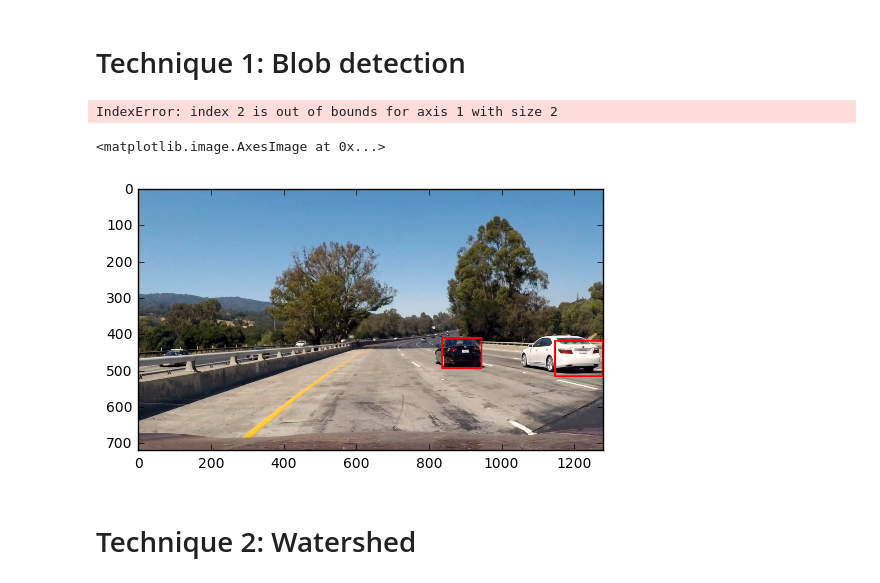
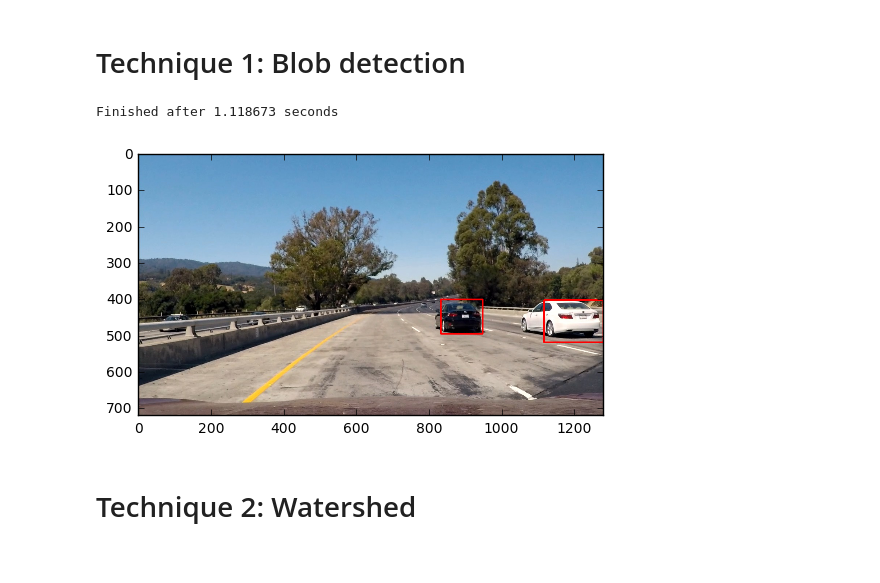
Before and after one commit to pkern90/vehicle-tracking, a Jupyter notebook: Notebooks/Segmentation experiment.ipynb, the cells around one changed output. Cells and saved outputs as stored; diff of their text form; code cells hidden in the pictures.

```diff
--- a/Notebooks/Segmentation experiment.ipynb
+++ b/Notebooks/Segmentation experiment.ipynb
@@ -23,10 +41,4 @@ def draw_boxes(img, bboxes, color=(0, 0, 255), thick=6):
     return draw_img
 
 def gaussian_blur(img, kernel_size):
-    """
-    Applies a Gaussian Noise kernel
-    :param img:
-    :param kernel_size:
-    :return:
-    """
     return cv2.GaussianBlur(img, (kernel_size, kernel_size), 0)
@@ -40,0 +47,5 @@ plt.imshow(img, cmap='gray')
+# %%
+img_thresh = np.zeros(img.shape, dtype=np.uint8)
+img_blur = gaussian_blur(img, 21)
+img_thresh[img_blur > 50] = 255
+_ = plt.imshow(img_thresh, cmap='gray')
@@ -41,54 +54,35 @@ plt.imshow(img, cmap='gray')
 # %% [markdown]
 # Technique 1: Blob detection
-# %%
-# Threshold image
-# img_thresh = np.zeros(img.shape, dtype=np.uint8)
-# img_blur = gaussian_blur(img, 21)
-# img_thresh[img_blur > 70] = 255
-
-img_thresh = np.zeros(img.shape, dtype=np.uint8)
-
-#blob detection
-blobs = blob_doh(img_thresh, num_sigma=4, min_sigma=1, max_sigma=255, threshold=.01)
-#plot result
-fig, axis = plt.subplots(1, 3, figsize=(11,6))
-
-[ax.axis('off') for ax in axis]
-axis[0].imshow(img, cmap='gray')
-axis[1].imshow(img_thresh, cmap='gray')
-axis[2].imshow(img_thresh, cmap='gray')
-for blob in blobs:
-    y, x, r = blob
-    c = plt.Circle((x, y), r, color='g', linewidth=2, fill=False)
-    axis[2].add_patch(c)
-# %% [output]
-IndexError: index 2 is out of bounds for axis 1 with size 2
 # %%
-# # Threshold image
-img_thresh = np.zeros(img.shape, dtype=np.uint8)
-img_blur = gaussian_blur(img, 21)
-img_thresh[img_blur > 70] = 255
+t1 = time.time()
+try:
+    blobs = blob_doh(img_thresh, num_sigma=4, min_sigma=1, max_sigma=255, threshold=.01)
+except IndexError:
+    blobs = np.array([])
 
-#blob detection
-blobs = blob_doh(img_thresh, num_sigma=4, min_sigma=1, max_sigma=255, threshold=.01)
-
+blobs = blobs[blobs[:, 2] > 16]
 boxes = np.zeros((len(blobs), 4), dtype=np.uint32)
 for i, blob in enumerate(blobs):
-    blob = np.array(blob, dtype=np.uint32)
-    blob_area = np.array([blob[1]-blob[2], blob[0]-blob[2], blob[1]+blob[2],  blob[0]+blob[2]])
+    blob = np.array(blob, dtype=np.int32)
+    blob_area = np.array([max(blob[1] - blob[2], 0),
+                          max(blob[0] - blob[2], 0),
+                          min(blob[1] + blob[2], img_thresh.shape[1] - 1),
+                          min(blob[0] + blob[2], img_thresh.shape[0] - 1)])
     sec = img_thresh[blob_area[1]:blob_area[3], blob_area[0]:blob_area[2]]
     filled = sec.nonzero()
+
     box = np.array([[filled[1].min(), filled[0].min(), filled[1].max(), filled[0].max()]])
 
     box[0, :2] += np.expand_dims(blob_area, axis=0)[0, :2]
     box[0, 2:] += np.expand_dims(blob_area, axis=0)[0, :2]
-
     boxes[i] = box
 
+print('Finished after %f seconds' % (time.time() - t1))
+
 img_blob = draw_boxes(img_org, boxes, thick=3, color=(255,0,0))
-plt.imshow(img_blob, cmap='gray')
+_ = plt.imshow(img_blob, cmap='gray')
 # %% [output]
-<matplotlib.image.AxesImage at 0x...>
+Finished after 1.118673 seconds
-[figure, old version]
+[figure, new version]
 # %% [markdown]
 # Technique 2: Watershed
```
Also changed, not shown: parts of 23 cells of this notebook, 13 other files.
